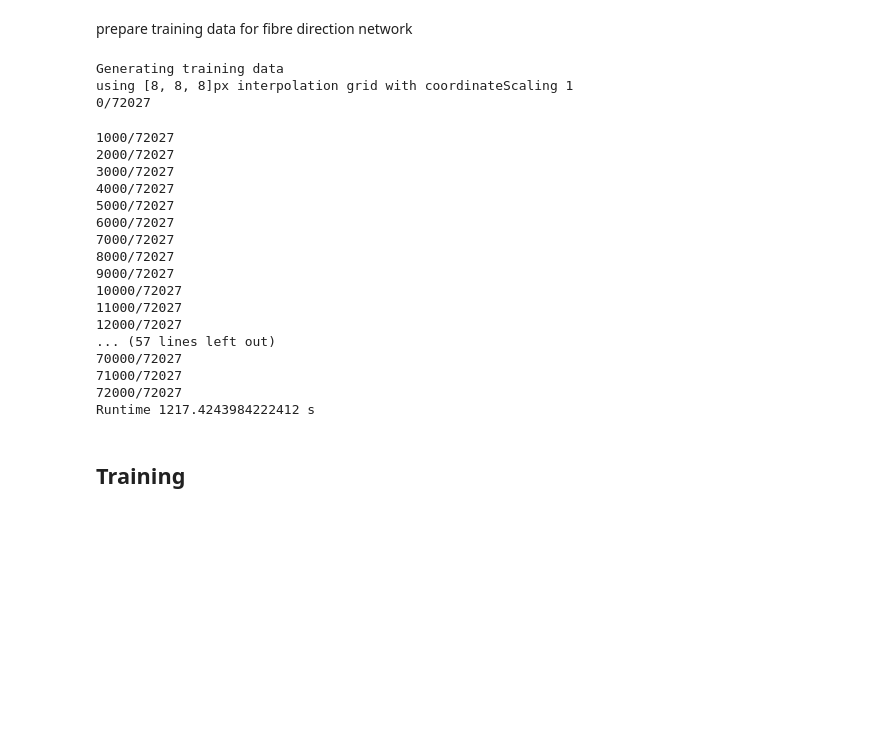
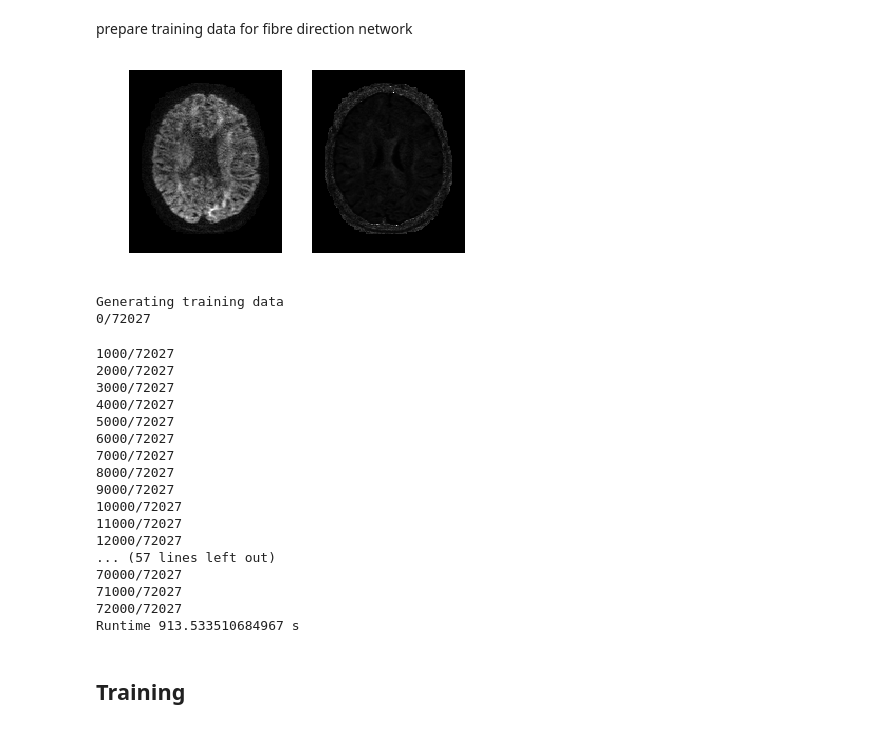
Before and after one commit to nih23/deepFibreTracking, a Jupyter notebook: tractography.ipynb, the cells around one changed output. Drawn from its saved outputs; the diff is of its cells as text; code cells hidden in the pictures; blank space fills up the shorter version.

Commit message:
improved tracking and fixed bug in data generation

```diff
--- a/tractography.ipynb
+++ b/tractography.ipynb
@@ -206,10 +195,23 @@ np.save(pTrainInput + "_seeds.npy",ccseeds)
 # %% [markdown]
 prepare training data for fibre direction network
 # %%
-avB0 = np.mean(dwi[:, :, :, gtab.b0s_mask])
+avB0 = np.mean(dwi[:, :, :, gtab.b0s_mask],axis=3)
+# %%
+avB0 = avB0[:,:,:,None]
 # %%
 dwi_B0normalized = dwi / avB0 # normalize data.. typically averaging would be used however that would yield dwi values way above 1 (6.5)
 dwi_B0normalized = dwi_B0normalized[:, :, :, ~gtab.b0s_mask]  # remove B0 scans from dataset
+dwi_B0normalized[np.logical_not(np.isfinite(dwi_B0normalized))] = 0.
+# %%
+axial_middle = dwi.shape[2] // 2
+plt.figure('Showing the datasets')
+plt.subplot(1, 2, 1).set_axis_off()
+plt.imshow(dwi[:, :, axial_middle, 50].T, cmap='gray', origin='lower')
+plt.subplot(1, 2, 2).set_axis_off()
+plt.imshow(dwi_B0normalized[:, :, axial_middle, 50].T, cmap='gray', origin='lower')
+plt.show()
+# %% [output]
+[figure, added]
 # %%
 noX = 8
 noY = 8
@@ -223,12 +225,11 @@ importlib.reload(dwi_tools)
 import src.dwi_tools as dwi_tools
 import src.nn_helper as nn_helper
 start_time = time.time()
-train_DWI,train_prevDirection, train_LikelyFibreDirections, train_NextDirection = dwi_tools.generatePredictionNetworkTrainingDataFromStreamlines(streamlines_filtered, dwi_B0normalized, noX=noX,noY=noY,noZ=noZ,coordinateScaling=coordinateScaling,distToNeighbours=1, noCrossings = noCrossings)
+train_DWI,train_prevDirection, train_LikelyFibreDirections, train_nextDirection = dwi_tools.generatePredictionNetworkTrainingDataFromStreamlines(streamlines_filtered, dwi_B0normalized, noX=noX,noY=noY,noZ=noZ,coordinateScaling=coordinateScaling,distToNeighbours=1, noCrossings = noCrossings)
 runtime = time.time() - start_time
 print('Runtime ' + str(runtime) + ' s ')
 # %% [output]
 Generating training data
-using [8, 8, 8]px interpolation grid with coordinateScaling 1
 0/72027
 1000/72027
 2000/72027
@@ -246,7 +247,7 @@ using [8, 8, 8]px interpolation grid with coordinateScaling 1
 70000/72027
 71000/72027
 72000/72027
-Runtime 1217.4243984222412 s
+Runtime 913.533510684967 s
 # %%
 with h5py.File(pTrainData_fibrePrediction+'norm',"w") as f:
     f.create_dataset('train_DWI',data=train_DWI)
```
Also changed, not shown: parts of 30 cells of this notebook, 3 other files.
